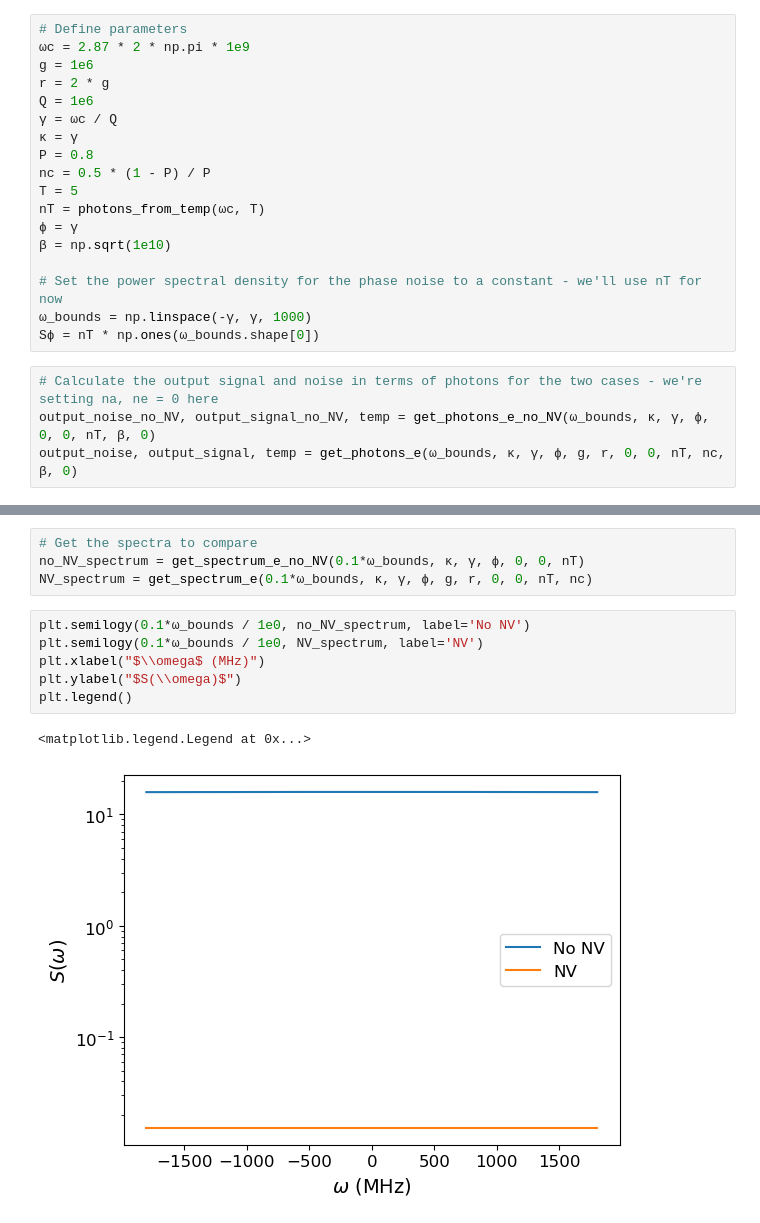
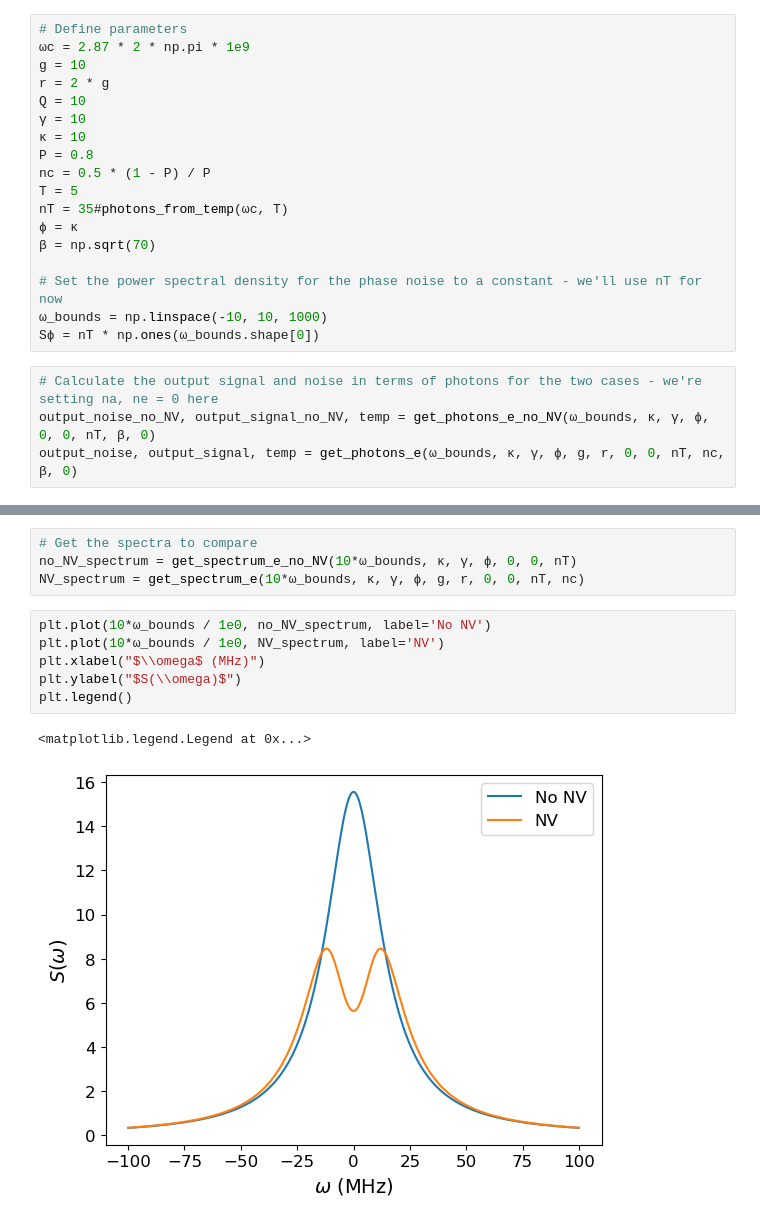
Before and after one commit to jleamer/mode_cooling, a Jupyter notebook: attenuation_calcs.ipynb, the cells around one changed output, grey strips where cells are left out. Saved outputs shown, nothing was run; the diff lists cells and outputs as text.

```diff
--- a/attenuation_calcs.ipynb
+++ b/attenuation_calcs.ipynb
@@ -161,20 +161,20 @@ def get_spectrum_e(ω_bounds, κ, γ, ϕ, g, r, na, ne, nb, nc):
 # %%
 # Define parameters
 ωc = 2.87 * 2 * np.pi * 1e9
-g = 1e6
+g = 10
 r = 2 * g
-Q = 1e6
-γ = ωc / Q
-κ = γ
+Q = 10
+γ = 10
+κ = 10
 P = 0.8
 nc = 0.5 * (1 - P) / P
 T = 5
-nT = photons_from_temp(ωc, T)
-ϕ = γ
-β = np.sqrt(1e10)
+nT = 35#photons_from_temp(ωc, T)
+ϕ = κ
+β = np.sqrt(70)
 
 # Set the power spectral density for the phase noise to a constant - we'll use nT for now
-ω_bounds = np.linspace(-γ, γ, 1000)
+ω_bounds = np.linspace(-10, 10, 1000)
 Sϕ = nT * np.ones(ω_bounds.shape[0])
 # %%
 # Calculate the output signal and noise in terms of photons for the two cases - we're setting na, ne = 0 here
@@ -207,13 +229,13 @@ NV SNR:  47.46874064195795
 # %%
 # Get the spectra to compare
-no_NV_spectrum = get_spectrum_e_no_NV(0.1*ω_bounds, κ, γ, ϕ, 0, 0, nT)
-NV_spectrum = get_spectrum_e(0.1*ω_bounds, κ, γ, ϕ, g, r, 0, 0, nT, nc)
+no_NV_spectrum = get_spectrum_e_no_NV(10*ω_bounds, κ, γ, ϕ, 0, 0, nT)
+NV_spectrum = get_spectrum_e(10*ω_bounds, κ, γ, ϕ, g, r, 0, 0, nT, nc)
 # %%
-plt.semilogy(0.1*ω_bounds / 1e0, no_NV_spectrum, label='No NV')
-plt.semilogy(0.1*ω_bounds / 1e0, NV_spectrum, label='NV')
+plt.plot(10*ω_bounds / 1e0, no_NV_spectrum, label='No NV')
+plt.plot(10*ω_bounds / 1e0, NV_spectrum, label='NV')
 plt.xlabel("$\\omega$ (MHz)")
 plt.ylabel("$S(\\omega)$")
 plt.legend()
 # %% [output]
 <matplotlib.legend.Legend at 0x...>
-[figure, old version]
+[figure, new version]
```
Also changed, not shown: parts of 30 cells of this notebook.
